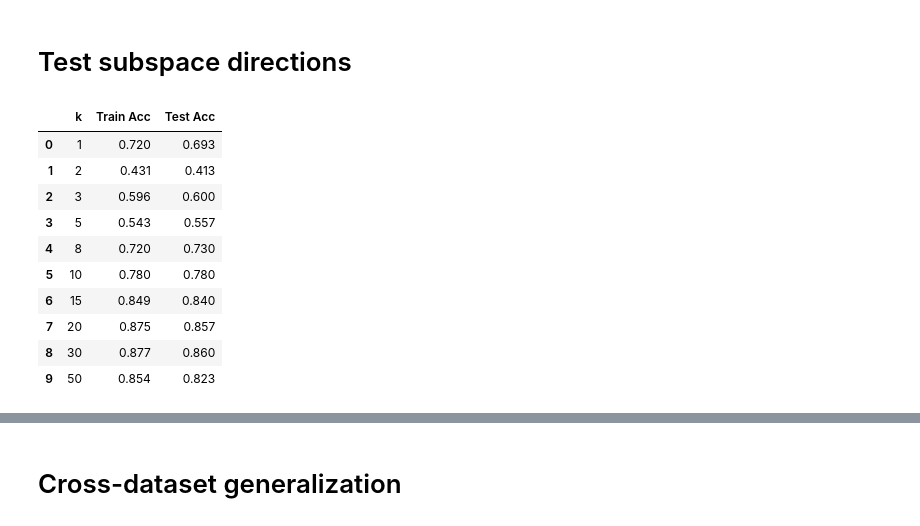
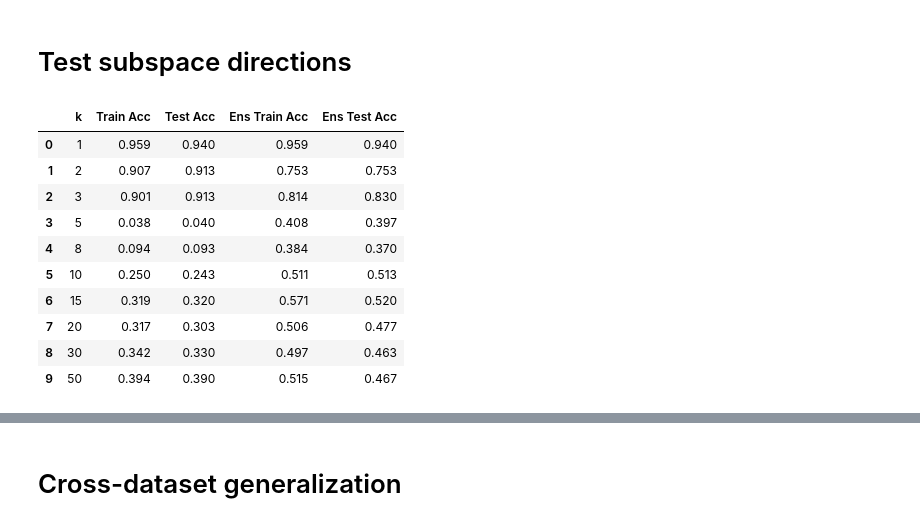
Before and after one commit to andrewstephenfletcher/SPAR-causal-probes, a Jupyter notebook: dct_probes/dct_probe_analysis.ipynb, the cells around one changed output, grey strips where cells are left out. Cells and saved outputs as stored; diff of their text form; code cells hidden in the pictures.

```diff
--- a/dct_probes/dct_probe_analysis.ipynb
+++ b/dct_probes/dct_probe_analysis.ipynb
@@ -72,7 +72,7 @@ assert HF_TOKEN, "Please set HF_TOKEN in your chapter1_transformer_interp/exerci
 # %%
 # ── Experiment selection ──────────────────────────────────────────
 # Change this to switch between experiments defined in dct_params.json
-EXPERIMENT_NAME = "llama-3.1-8b"
+EXPERIMENT_NAME = "llama-3.1-8b-32samples"
 # ─────────────────────────────────────────────────────────────────
 
 with open("dct_probes/dct_params.json") as _f:
@@ -961,25 +1035,14 @@ def k_sweep_accuracy(
     mean_deltas: pd.Series,
     k_values: list[int],
 ) -> dict[str, list[float]]:
-    """
-    For each k, select the top-k DCT vectors by judge delta,
-    build a DCTProbe, and compute train/test accuracy.
-
-    Args:
-        train_acts, train_labels: Training activations and labels at the probe layer.
-        test_acts, test_labels: Test activations and labels at the probe layer.
-        V: DCT steering vectors [d_model, num_factors].
-        mean_deltas: Per-factor mean truthfulness delta from judge (higher = more truth-reducing).
-        k_values: List of k values to sweep over.
-
-    Returns:
-        Dict with keys "train_acc" and "test_acc", each a list of accuracies per k.
-    """
     train_accs = []
     test_accs = []
+    ens_train_accs = []
+    ens_test_accs = []
 
     for k in k_values:
         top_indices = mean_deltas.nlargest(k).index.tolist()
+
         probe = DCTProbe.from_data(
             train_acts, train_labels, V=V, top_indices=top_indices
         )
@@ -993,12 +1056,27 @@ def k_sweep_accuracy(
         train_accs.append(train_acc)
         test_accs.append(test_acc)
 
-    return {"train_acc": train_accs, "test_acc": test_accs}
+        ens_probe = EnsembleDCTProbe.from_data(
+            train_acts, V=V, top_indices=top_indices
+        )
 
+        ens_train_preds = ens_probe.pred_ensemble(train_acts)
+        ens_test_preds = ens_probe.pred_ensemble(test_acts)
 
-# Run the sweep
+        ens_train_acc = (ens_train_preds == train_labels).float().mean().item()
+        ens_test_acc = (ens_test_preds == test_labels).float().mean().item()
+
+        ens_train_accs.append(ens_train_acc)
+        ens_test_accs.append(ens_test_acc)
+
+    return {
+        "train_acc": train_accs,
+        "test_acc": test_accs,
+        "ens_train_acc": ens_train_accs,
+        "ens_test_acc": ens_test_accs
+    }
+
 k_values = [1, 2, 3, 5, 8, 10, 15, 20, 30, 50]
-# Filter to valid range
 k_values = [k for k in k_values if k <= V.shape[1]]
 
 sweep_results = k_sweep_accuracy(
@@ -1007,62 +1085,82 @@ sweep_results = k_sweep_accuracy(
     V, mean_deltas, k_values,
 )
 
-# Print results
 sweep_df = pd.DataFrame({
     "k": k_values,
     "Train Acc": [f"{a:.3f}" for a in sweep_results["train_acc"]],
     "Test Acc": [f"{a:.3f}" for a in sweep_results["test_acc"]],
+    "Ens Train Acc": [f"{a:.3f}" for a in sweep_results["ens_train_acc"]],
+    "Ens Test Acc": [f"{a:.3f}" for a in sweep_results["ens_test_acc"]],
 })
 display(sweep_df)
 
-# Plot
 fig = go.Figure()
+
 fig.add_trace(go.Scatter(
     x=k_values, y=sweep_results["train_acc"],
     mode="lines+markers", name="Train",
     line=dict(color=PLOT_COLORS["train"], width=2.5),
     marker=dict(size=7),
 ))
 fig.add_trace(go.Scatter(
     x=k_values, y=sweep_results["test_acc"],
     mode="lines+markers", name="Test",
     line=dict(color=PLOT_COLORS["test"], width=2.5),
     marker=dict(size=7),
 ))
 
-# Add MM and LR baselines as horizontal lines
+fig.add_trace(go.Scatter(
+    x=k_values, y=sweep_results["ens_train_acc"],
+    mode="lines+markers", name="Ens Train",
+    line=dict(color=PLOT_COLORS["train"], width=2.5, dash="dot"),
+    marker=dict(size=7, symbol="square"),
+))
+fig.add_trace(go.Scatter(
+    x=k_values, y=sweep_results["ens_test_acc"],
+    mode="lines+markers", name="Ens Test",
+    line=dict(color=PLOT_COLORS["test"], width=2.5, dash="dot"),
+    marker=dict(size=7, symbol="square"),
+))
+
 mm_test_acc = (mm_probe.pred(test_acts["cities"]) == test_labels["cities"]).float().mean().item()
 lr_test_acc = (lr_probe.pred(test_acts["cities"]) == test_labels["cities"]).float().mean().item()
 
 fig.add_hline(y=mm_test_acc, line_dash="dash", line_color=PLOT_COLORS["mm"],
-              annotation_text=f"MM baseline ({mm_test_acc:.3f})", annotation_font_size=13)
+              annotation_text=f"MM baseline ({mm_test_acc:.3f})",
+              annotation_font_size=13,
+              annotation_position="top left")
 fig.add_hline(y=lr_test_acc, line_dash="dash", line_color=PLOT_COLORS["lr"],
-              annotation_text=f"LR baseline ({lr_test_acc:.3f})", annotation_font_size=13)
+              annotation_text=f"LR baseline ({lr_test_acc:.3f})",
+              annotation_font_size=13,
+              annotation_position="top right")
 
 fig.update_layout(
     **PLOT_BASE,
     title="DCT Probe Accuracy vs Number of Steering Vectors (k)",
     xaxis_title="k (number of DCT directions)",
     yaxis_title="Accuracy",
-    yaxis_range=[0.4, 1.05],
+    yaxis_range=[0, 1.05],
     height=450,
     width=850,
 )
 fig.show()
 
 best_k = k_values[int(np.argmax(sweep_results["test_acc"]))]
-print(f"\nBest k by test accuracy: {best_k} ({max(sweep_results['test_acc']):.3f})")
+best_k_ens = k_values[int(np.argmax(sweep_results["ens_test_acc"]))]
+
+print(f"\nBest k (Avg) by test accuracy: {best_k} ({max(sweep_results['test_acc']):.3f})")
+print(f"Best k (Ens) by test accuracy: {best_k_ens} ({max(sweep_results['ens_test_acc']):.3f})")
 print(f"MM baseline test accuracy: {mm_test_acc:.3f}")
 print(f"LR baseline test accuracy: {lr_test_acc:.3f}")
 # %% [output]
-|  | k | Train Acc | Test Acc |
-| 0 | 1 | 0.720 | 0.693 |
-| 1 | 2 | 0.431 | 0.413 |
-| 2 | 3 | 0.596 | 0.600 |
-| 3 | 5 | 0.543 | 0.557 |
-| 4 | 8 | 0.720 | 0.730 |
-| 5 | 10 | 0.780 | 0.780 |
-| 6 | 15 | 0.849 | 0.840 |
-| 7 | 20 | 0.875 | 0.857 |
-| 8 | 30 | 0.877 | 0.860 |
-| 9 | 50 | 0.854 | 0.823 |
+|  | k | Train Acc | Test Acc | Ens Train Acc | Ens Test Acc |
+| 0 | 1 | 0.959 | 0.940 | 0.959 | 0.940 |
+| 1 | 2 | 0.907 | 0.913 | 0.753 | 0.753 |
+| 2 | 3 | 0.901 | 0.913 | 0.814 | 0.830 |
+| 3 | 5 | 0.038 | 0.040 | 0.408 | 0.397 |
+| 4 | 8 | 0.094 | 0.093 | 0.384 | 0.370 |
+| 5 | 10 | 0.250 | 0.243 | 0.511 | 0.513 |
+| 6 | 15 | 0.319 | 0.320 | 0.571 | 0.520 |
+| 7 | 20 | 0.317 | 0.303 | 0.506 | 0.477 |
+| 8 | 30 | 0.342 | 0.330 | 0.497 | 0.463 |
+| 9 | 50 | 0.394 | 0.390 | 0.515 | 0.467 |
```
Also changed, not shown: parts of 18 cells of this notebook, 12 other files.
